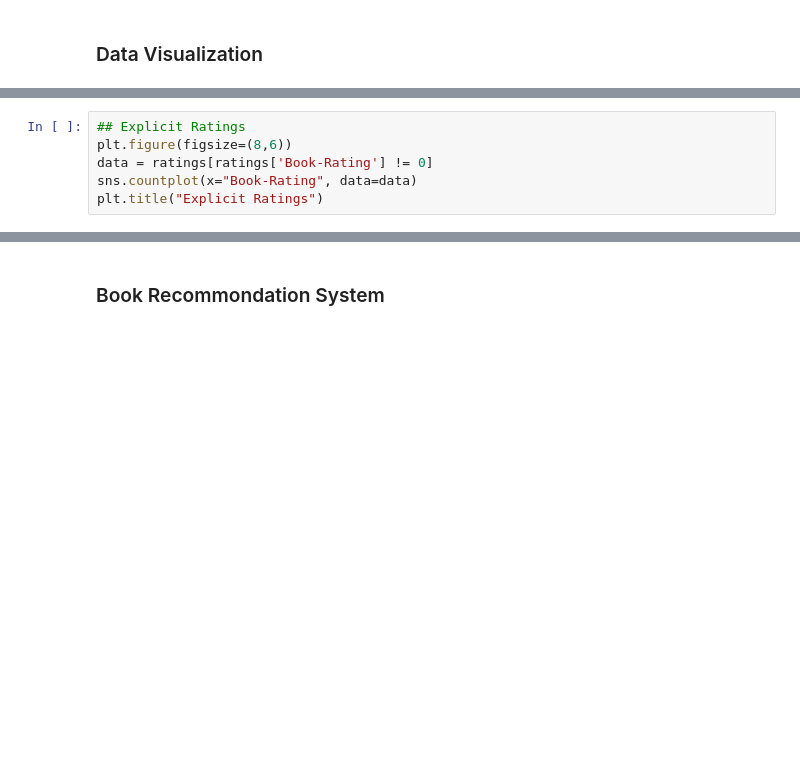
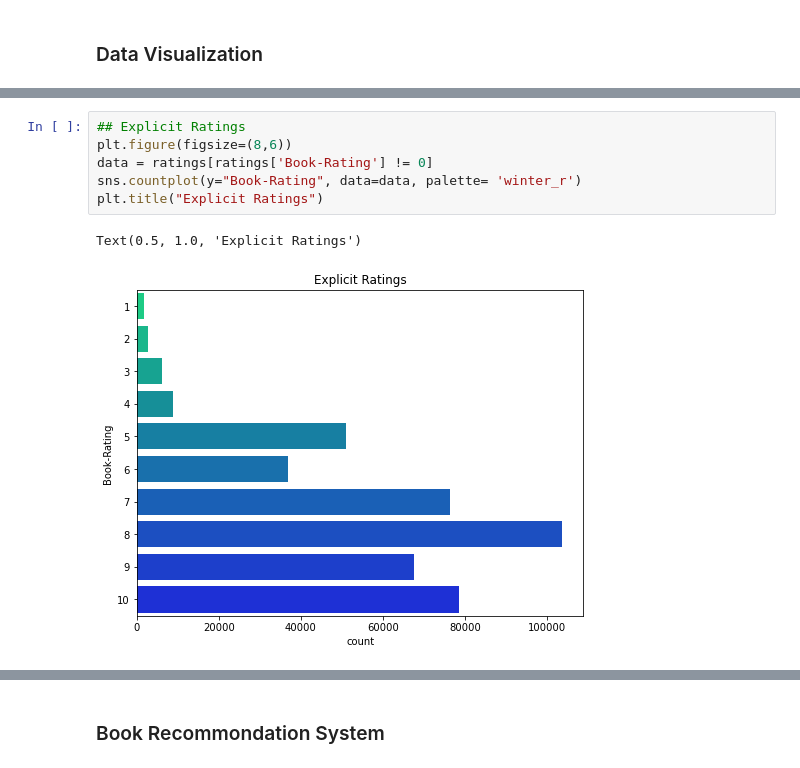
Before and after one commit to MadhaviRockandla/Passion-Project-Book-Recommendations, a Jupyter notebook: BRS.ipynb, the cells around one changed output, grey strips where cells are left out. Drawn from its saved outputs; the diff is of its cells as text; blank space fills up the shorter version.

```diff
--- a/BRS.ipynb
+++ b/BRS.ipynb
@@ -297,9 +633,12 @@ sns.countplot(x="Book-Rating", data=ratings)
 # %%
 ## Explicit Ratings
 plt.figure(figsize=(8,6))
 data = ratings[ratings['Book-Rating'] != 0]
-sns.countplot(x="Book-Rating", data=data)
+sns.countplot(y="Book-Rating", data=data, palette= 'winter_r')
 plt.title("Explicit Ratings")
+# %% [output]
+Text(0.5, 1.0, 'Explicit Ratings')
+[figure, added]
 # %%
 plt.figure(figsize=(8,6))
 users.Age.hist(bins=[10*i for i in range(1, 10)])
```
Also changed, not shown: parts of 58 cells of this notebook.
